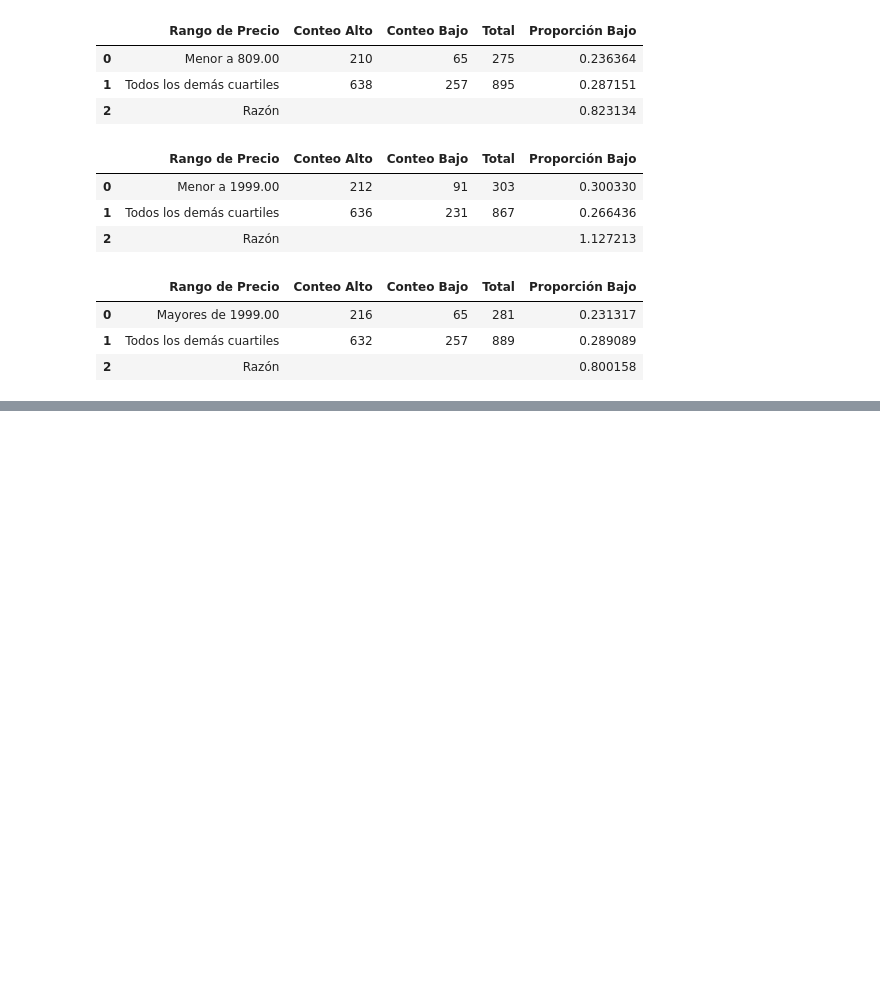
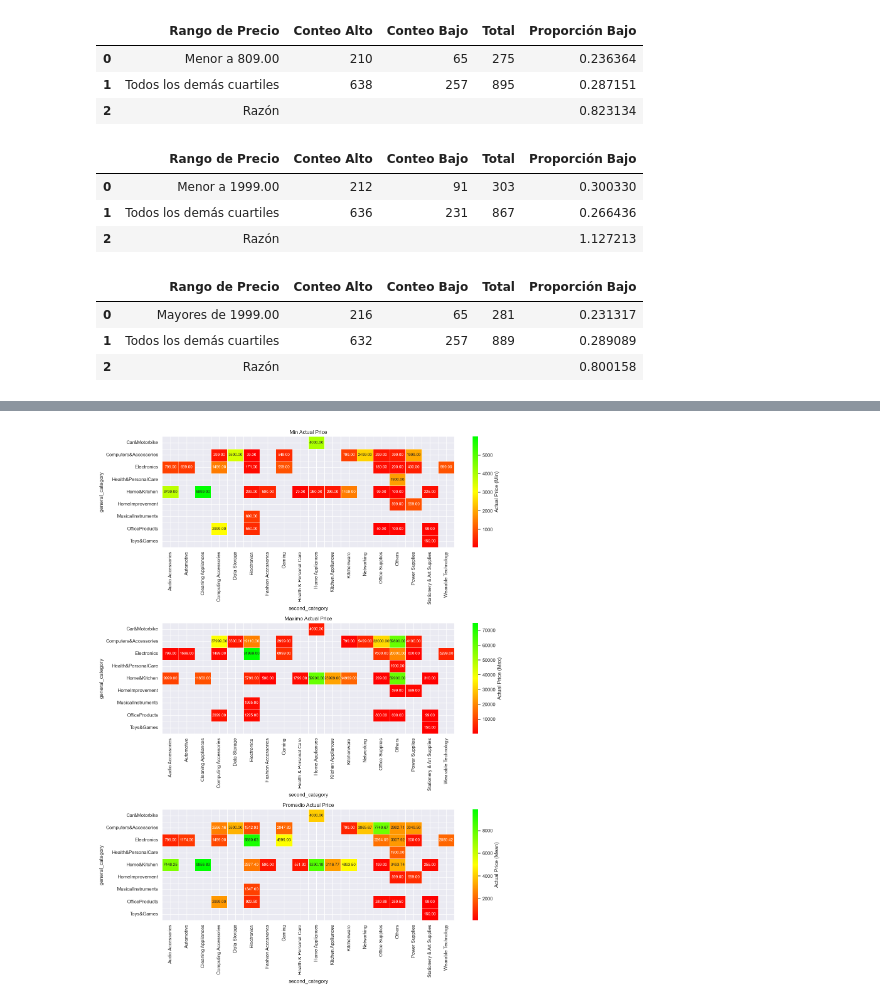
Before and after one commit to osirisberbesia/4DataLab, a Jupyter notebook: exploratorio_datalab.ipynb, the cells around one changed output, grey strips where cells are left out. Cells and saved outputs as stored; diff of their text form; code cells hidden in the pictures; blank space fills up the shorter version.

```diff
--- a/exploratorio_datalab.ipynb
+++ b/exploratorio_datalab.ipynb
@@ -1929,0 +2242,87 @@ for styled_df in resultados_cuartiles:
+# %%
+# Asegúrate de que 'actual_price' sea de tipo numérico
+amazon_unificado['actual_price'] = pd.to_numeric(amazon_unificado['actual_price'], errors='coerce')
+
+# Asignar la categoría secundaria en base a specific_category
+def assign_second_category(specific_category):
+    for second_category, categories in category_mapping.items():
+        if specific_category in categories:
+            return second_category
+    return 'Others'  # Para categorías no asignadas
+
+amazon_unificado['second_category'] = amazon_unificado['specific_category'].apply(assign_second_category)
+
+# Crear la figura con 3 subplots
+fig, axes = plt.subplots(3, 1, figsize=(14, 18))
+
+# Definir el mapeo de colores personalizado
+def create_custom_colormap():
+    colors = ['#FF0000', '#FFFF00', '#00FF00']  # Rojo, Amarillo, Verde
+    cmap = mcolors.LinearSegmentedColormap.from_list('custom_cmap', colors)
+    return cmap
+
+# Calcular el mínimo y graficar
+df_pivot_min = amazon_unificado.pivot_table(
+    values='actual_price',
+    index=['general_category', 'second_category'],
+    aggfunc='min'
+).reset_index()
+heatmap_data_min = df_pivot_min.pivot(index='general_category', columns='second_category', values='actual_price')
+
+sns.heatmap(
+    heatmap_data_min,
+    annot=True,
+    cmap=create_custom_colormap(),
+    fmt='.2f',
+    cbar_kws={'label': 'Actual Price (Min)'},
+    linewidths=0.5,
+    annot_kws={"size": 9},
+    ax=axes[0]
+)
+axes[0].set_title('Min Actual Price')
+
+# Calcular el máximo y graficar
+df_pivot_max = amazon_unificado.pivot_table(
+    values='actual_price',
+    index=['general_category', 'second_category'],
+    aggfunc='max'
+).reset_index()
+heatmap_data_max = df_pivot_max.pivot(index='general_category', columns='second_category', values='actual_price')
+
+sns.heatmap(
+    heatmap_data_max,
+    annot=True,
+    cmap=create_custom_colormap(),
+    fmt='.2f',
+    cbar_kws={'label': 'Actual Price (Max)'},
+    linewidths=0.5,
+    annot_kws={"size": 9},
+    ax=axes[1]
+)
+axes[1].set_title('Maximo Actual Price')
+
+# Calcular el promedio y graficar
+df_pivot_mean = amazon_unificado.pivot_table(
+    values='actual_price',
+    index=['general_category', 'second_category'],
+    aggfunc='mean'
+).reset_index()
+heatmap_data_mean = df_pivot_mean.pivot(index='general_category', columns='second_category', values='actual_price')
+
+sns.heatmap(
+    heatmap_data_mean,
+    annot=True,
+    cmap=create_custom_colormap(),
+    fmt='.2f',
+    cbar_kws={'label': 'Actual Price (Mean)'},
+    linewidths=0.5,
+    annot_kws={"size": 9},
+    ax=axes[2]
+)
+axes[2].set_title('Promedio Actual Price')
+
+# Ajustar el diseño para evitar solapamientos
+plt.tight_layout()
+plt.show()
+# %% [output]
+[figure, added]
```
Also changed, not shown: parts of 34 cells of this notebook, 14 other files.
